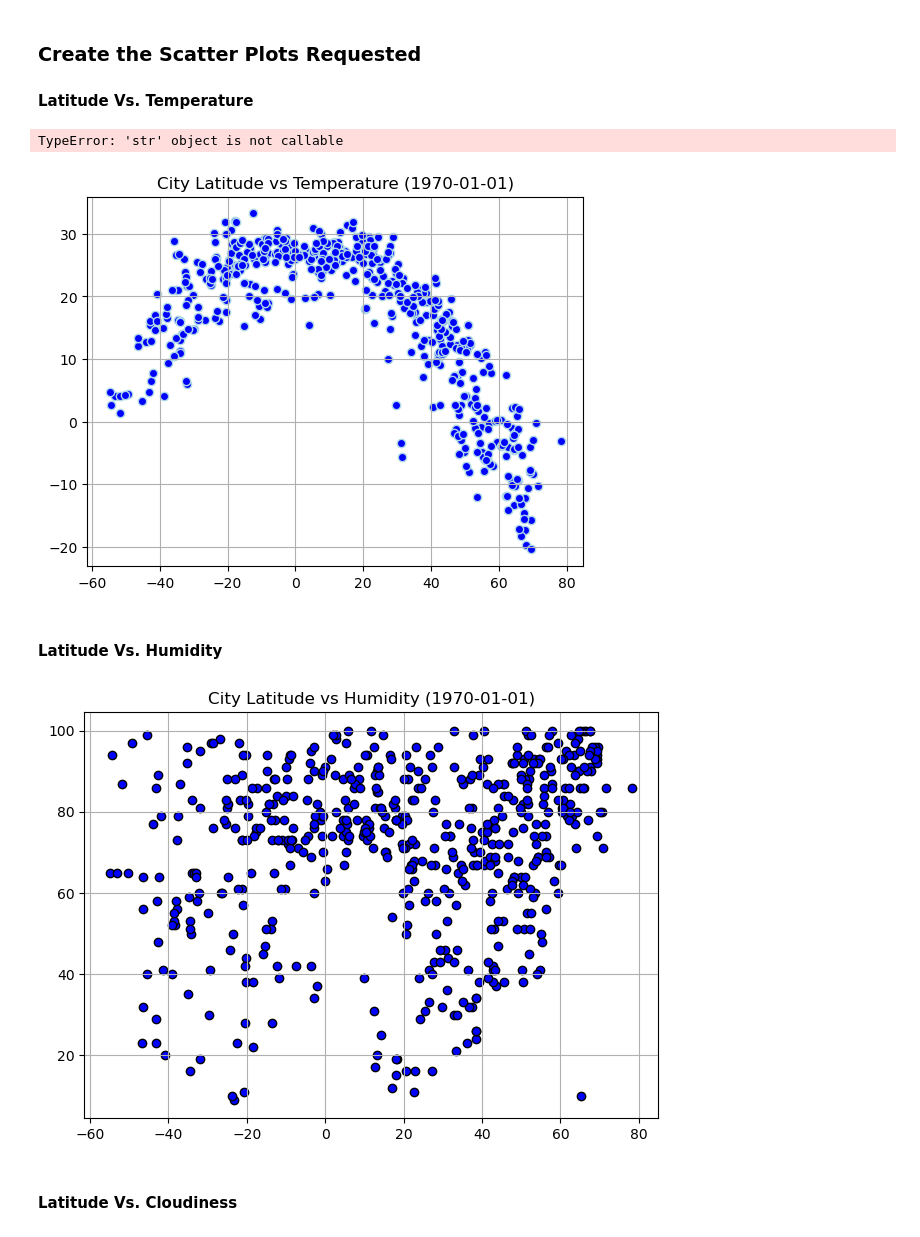
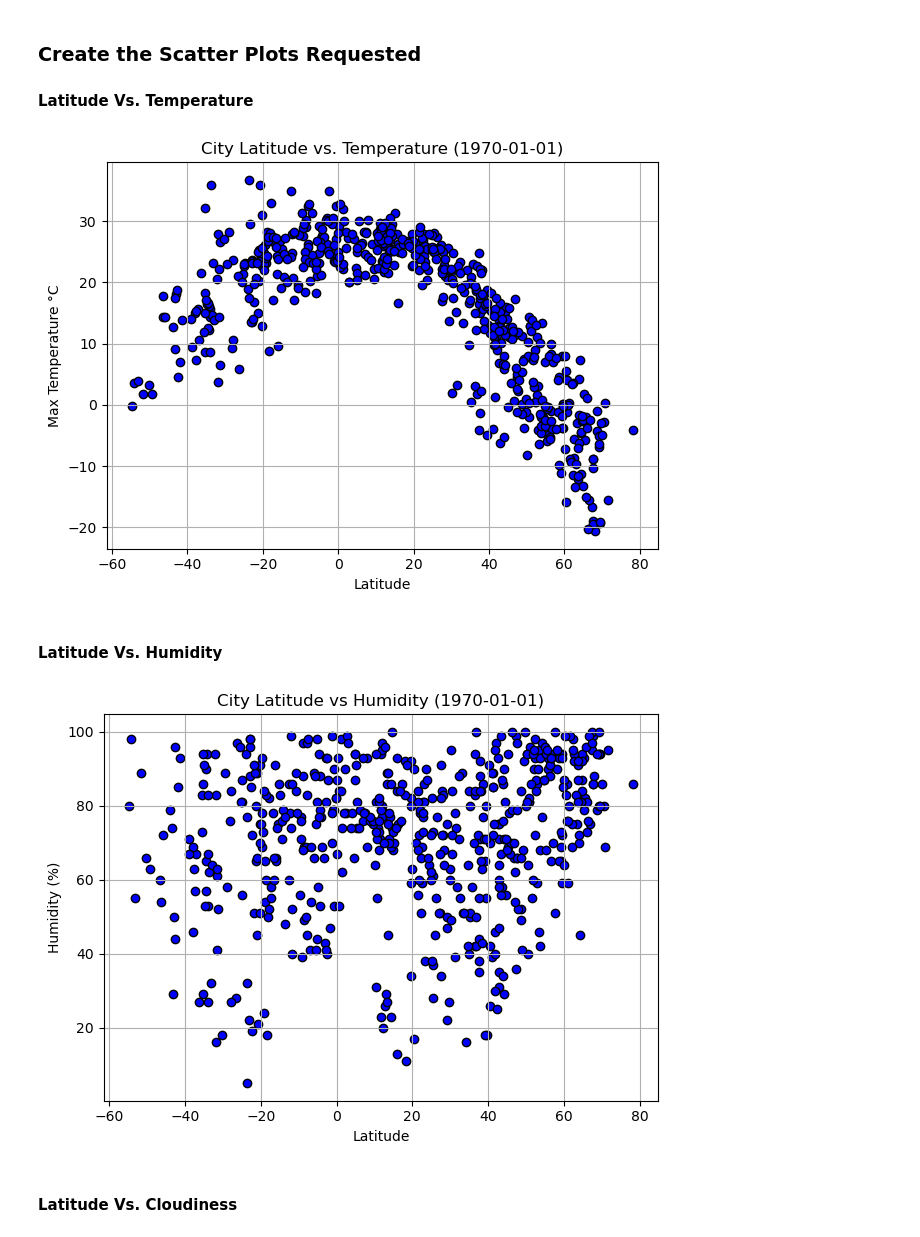
Before and after one commit to molleighH/Module-6-API, a Jupyter notebook: WeatherPy_final.ipynb, the cells around one changed output. Saved outputs shown, nothing was run; the diff lists cells and outputs as text; code cells hidden in the pictures.

```diff
--- a/WeatherPy_final.ipynb
+++ b/WeatherPy_final.ipynb
@@ -189,24 +198,21 @@ city_data_df.head()
 # %%
 # Build scatter plot for latitude vs. temperature
-plt.scatter(city_data_df['Lat'], city_data_df['Max Temp'], marker='o',
-            facecolors='blue', edgecolors='lightblue')
+plt.scatter(city_data_df['Lat'], city_data_df['Max Temp'], marker='o', facecolors='b', edgecolors='k')
 
 # Incorporate the other graph properties
 plt.grid()
-date=city_data_df['Date'].min()
-plt.title(f"City Latitude vs Temperature ({date})")
 plt.xlabel("Latitude")
-plt.ylabel("Max Temperature°C")
-plt.tight_layout
+plt.ylabel("Max Temperature °C")
+plt.title(f"City Latitude vs. Temperature ({date})")
+plt.tight_layout()
 
 # Save the figure
 plt.savefig("output_data/Fig1.png")
 
 # Show plot
 plt.show()
 # %% [output]
-TypeError: 'str' object is not callable
-[figure, old version]
+[figure, new version]
 # %% [markdown]
 #### Latitude Vs. Humidity
 # %%
@@ -217,8 +223,8 @@ plt.scatter(city_data_df['Lat'], city_data_df['Humidity'], marker='o',
 # Incorporate the other graph properties
 plt.grid()
 plt.title(f"City Latitude vs Humidity ({date})")
-plt.xlabel=("Latitude")
-plt.ylabel=("Humidity (%)")
+plt.xlabel("Latitude")
+plt.ylabel("Humidity (%)")
 plt.tight_layout()
 
 # Save the figure
@@ -227,7 +233,7 @@ plt.savefig("output_data/Fig2.png")
 # Show plot
 plt.show()
 # %% [output]
-[figure, old version]
+[figure, new version]
 # %% [markdown]
 #### Latitude Vs. Cloudiness
 # %%
```
Also changed, not shown: parts of 21 cells of this notebook, 1 other file.
